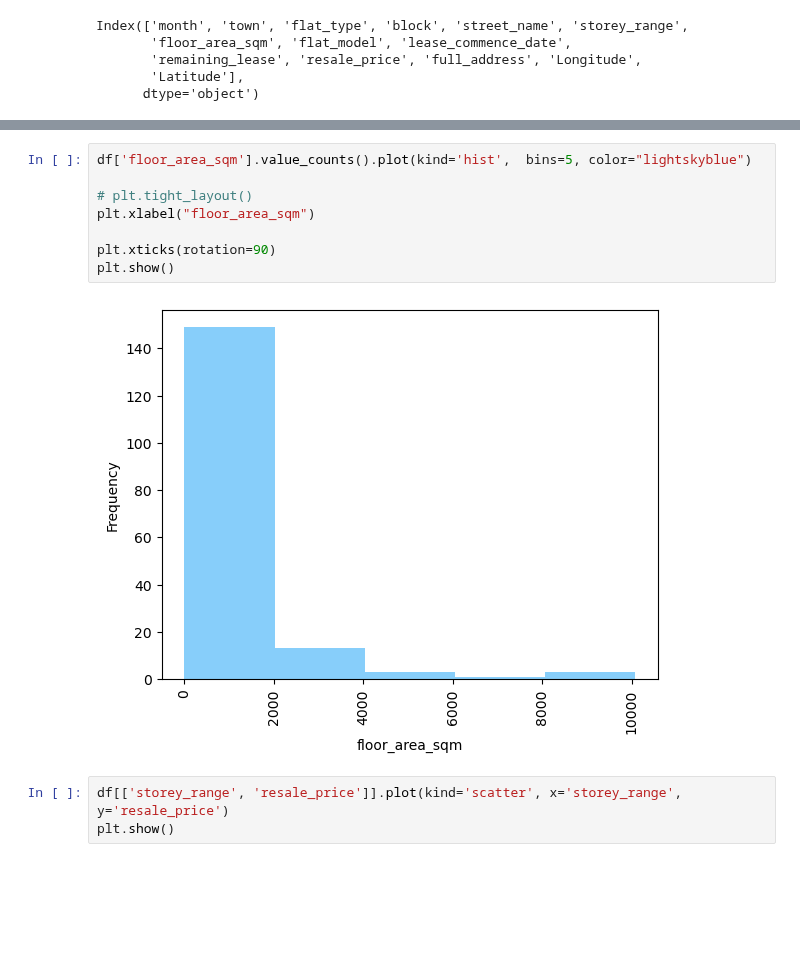
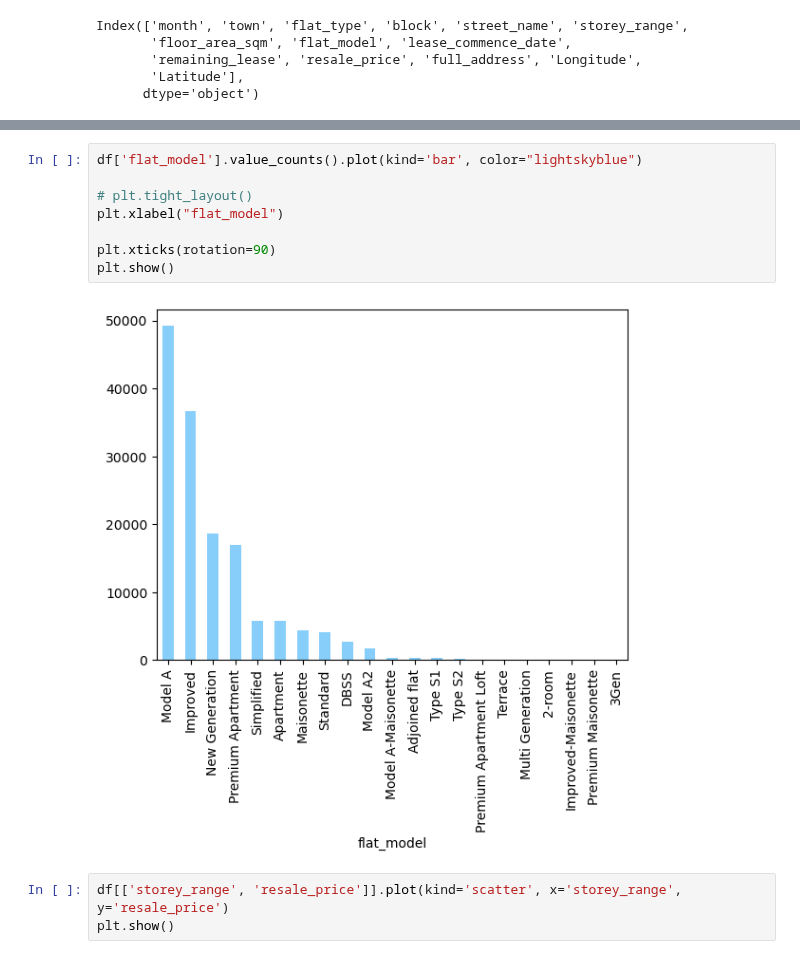
Before and after one commit to raphaelgohwx/datamining, a Jupyter notebook: EDA.ipynb, the cells around one changed output, grey strips where cells are left out. Saved outputs shown, nothing was run; the diff lists cells and outputs as text; blank space fills up the shorter version.

```diff
--- a/EDA.ipynb
+++ b/EDA.ipynb
@@ -157,13 +192,13 @@ Index(['month', 'town', 'flat_type', 'block', 'street_name', 'storey_range',
 # %%
-df['floor_area_sqm'].value_counts().plot(kind='hist',  bins=5, color="lightskyblue")
+df['flat_model'].value_counts().plot(kind='bar', color="lightskyblue")
 
 # plt.tight_layout()
-plt.xlabel("floor_area_sqm")
+plt.xlabel("flat_model")
 
 plt.xticks(rotation=90)
 plt.show()
 # %% [output]
-[figure, old version]
+[figure, new version]
 # %%
 df[['storey_range', 'resale_price']].plot(kind='scatter', x='storey_range', y='resale_price')
 plt.show()
```
Also changed, not shown: parts of 6 cells of this notebook.
